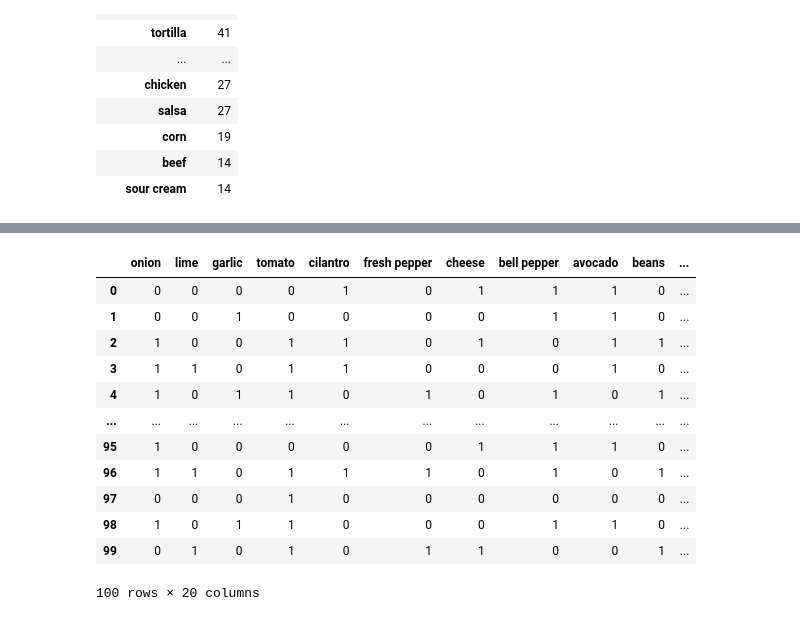
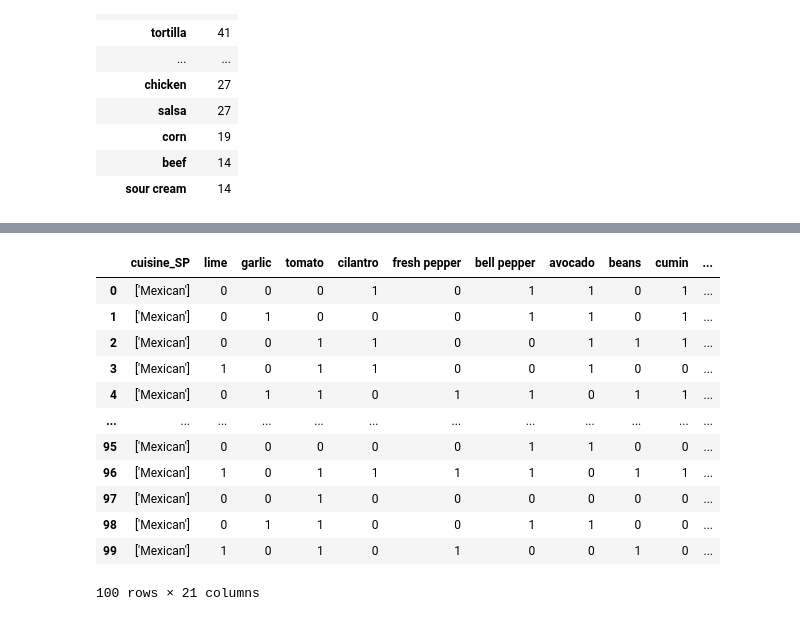
Before and after one commit to ccwillmore/Recipe_project, a Jupyter notebook: initial_processing_dataframe.ipynb, the cells around one changed output, grey strips where cells are left out. Cells and saved outputs as stored; diff of their text form; code cells hidden in the pictures.

Commit message:
made the code generic for ease of processing non-mexican recipes

```diff
--- a/initial_processing_dataframe.ipynb
+++ b/initial_processing_dataframe.ipynb
@@ -359,8 +346,8 @@ composite_ingredients_mexican = total_ing_list_from_df(mexican_df)
 # %% [markdown]
 ### Create a dataframe from the composite ingredients list, group by ingredient name with count(), and sort descending
 # %%
-mexican_ing_groups = sort_and_count_ingredient_list(composite_ingredients_mexican)
-mexican_ing_groups.head(20)
+ing_groups = sort_and_count_ingredient_list(composite_ingredients)
+ing_groups.head(20)
 # %% [output]
 |  | count |
 | ingredient |  |
@@ -382,8 +369,8 @@ mexican_ing_groups.head(20)
 | sour cream | 14 |
 # %%
 # Dropping common ingredients
-mexican_ing_groups = mexican_ing_groups.drop(index = ["salt and pepper", "oil", "tortilla"])
-mexican_ing_groups
+ing_groups = ing_groups.drop(index = ["salt and pepper",'water','lettuce', "oil", "tortilla",'onion','cheese','chicken','pork','beef','fish'])
+ing_groups.head(20)
 # %% [output]
 |  | count |
 | ingredient |  |
@@ -418,6 +409,6 @@ mexican_df
 # %%
-for index, row in enumerate(mexican_ing_groups.index):
+for index, row in enumerate(ing_groups.index):
     if index < 20:
-        mexican_df[row] = 0
-mexican_df.columns
+        data_df[row] = 0
+data_df.columns
 # %% [output]
@@ -450,9 +437,9 @@ mexican_df.columns[4]
 # %%
 # Assigning 1 or 0 if ingredient is in ingredient list
-indexes = mexican_df.index.values.tolist()
+indexes = data_df.index.values.tolist()
 for index in indexes:
-    for col_name in mexican_df.columns:
-        if col_name in mexican_df.ingredients_SP[index]:
-            mexican_df.loc[index,col_name] = 1
-mexican_df
+    for col_name in data_df.columns:
+        if col_name in data_df.ingredients_SP[index]:
+            data_df.loc[index,col_name] = 1
+data_df
 # %% [output]
@@ -471,20 +458,20 @@ mexican_df
 100 rows × 24 columns
 # %%
 # Dropping columns. Cleaning data for machine learning
-mexican_df = mexican_df.drop(columns = ["recipe_name", "cuisine_SP", "aisle_SP",  "ingredients_SP"])
-mexican_df
+data_df = data_df.drop(columns = ["recipe_name", "aisle_SP",  "ingredients_SP"])
+data_df
 # %% [output]
-|  | onion | lime | garlic | tomato | cilantro | fresh pepper | cheese | bell pepper | avocado | beans | ... |
-| 0 | 0 | 0 | 0 | 0 | 1 | 0 | 1 | 1 | 1 | 0 | ... |
-| 1 | 0 | 0 | 1 | 0 | 0 | 0 | 0 | 1 | 1 | 0 | ... |
-| 2 | 1 | 0 | 0 | 1 | 1 | 0 | 1 | 0 | 1 | 1 | ... |
-| 3 | 1 | 1 | 0 | 1 | 1 | 0 | 0 | 0 | 1 | 0 | ... |
-| 4 | 1 | 0 | 1 | 1 | 0 | 1 | 0 | 1 | 0 | 1 | ... |
+|  | cuisine_SP | lime | garlic | tomato | cilantro | fresh pepper | bell pepper | avocado | beans | cumin | ... |
+| 0 | ['Mexican'] | 0 | 0 | 0 | 1 | 0 | 1 | 1 | 0 | 1 | ... |
+| 1 | ['Mexican'] | 0 | 1 | 0 | 0 | 0 | 1 | 1 | 0 | 1 | ... |
+| 2 | ['Mexican'] | 0 | 0 | 1 | 1 | 0 | 0 | 1 | 1 | 1 | ... |
+| 3 | ['Mexican'] | 1 | 0 | 1 | 1 | 0 | 0 | 1 | 0 | 0 | ... |
+| 4 | ['Mexican'] | 0 | 1 | 1 | 0 | 1 | 1 | 0 | 1 | 1 | ... |
 | ... | ... | ... | ... | ... | ... | ... | ... | ... | ... | ... | ... |
-| 95 | 1 | 0 | 0 | 0 | 0 | 0 | 1 | 1 | 1 | 0 | ... |
-| 96 | 1 | 1 | 0 | 1 | 1 | 1 | 0 | 1 | 0 | 1 | ... |
-| 97 | 0 | 0 | 0 | 1 | 0 | 0 | 0 | 0 | 0 | 0 | ... |
-| 98 | 1 | 0 | 1 | 1 | 0 | 0 | 0 | 1 | 1 | 0 | ... |
-| 99 | 0 | 1 | 0 | 1 | 0 | 1 | 1 | 0 | 0 | 1 | ... |
+| 95 | ['Mexican'] | 0 | 0 | 0 | 0 | 0 | 1 | 1 | 0 | 0 | ... |
+| 96 | ['Mexican'] | 1 | 0 | 1 | 1 | 1 | 1 | 0 | 1 | 1 | ... |
+| 97 | ['Mexican'] | 0 | 0 | 1 | 0 | 0 | 0 | 0 | 0 | 0 | ... |
+| 98 | ['Mexican'] | 0 | 1 | 1 | 0 | 0 | 1 | 1 | 0 | 0 | ... |
+| 99 | ['Mexican'] | 1 | 0 | 1 | 0 | 1 | 0 | 0 | 1 | 0 | ... |
-100 rows × 20 columns
+100 rows × 21 columns
 # %%
```
Also changed, not shown: parts of 17 cells of this notebook.
